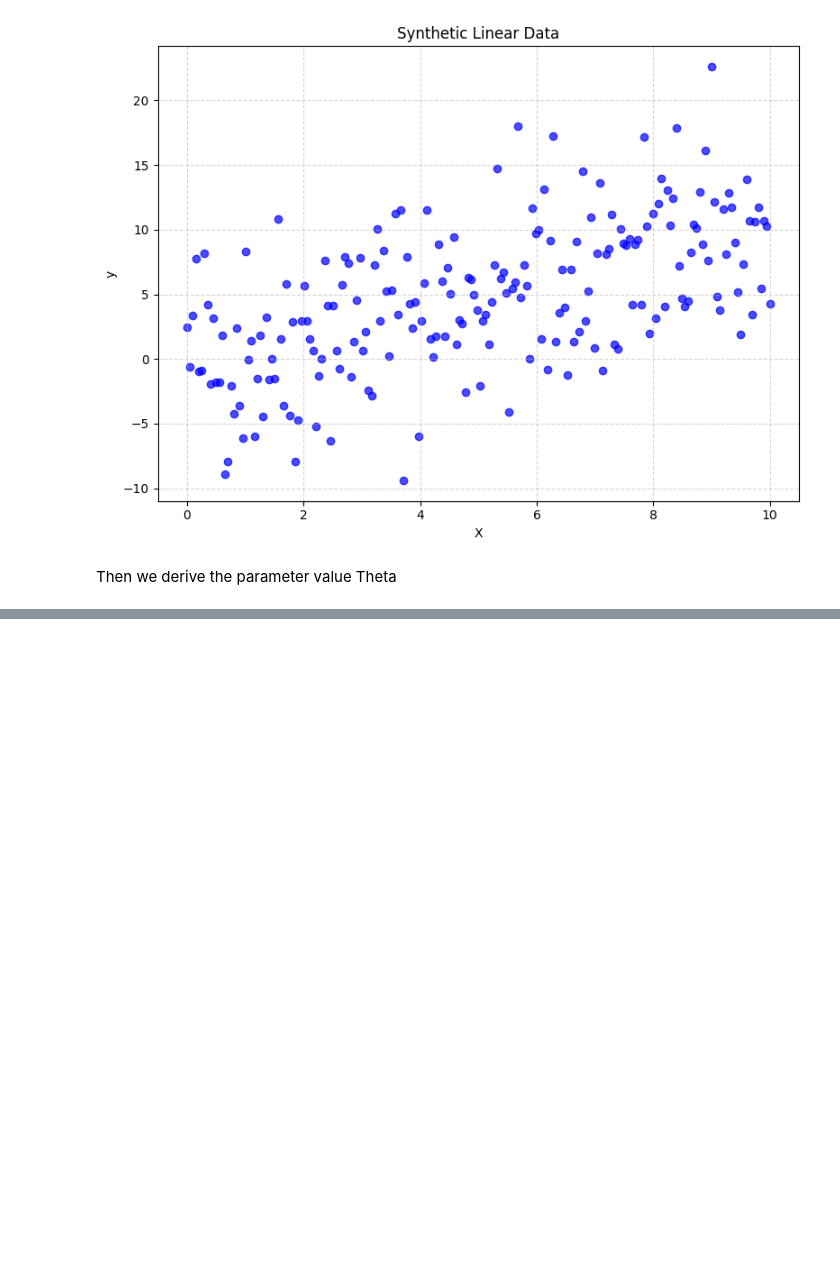
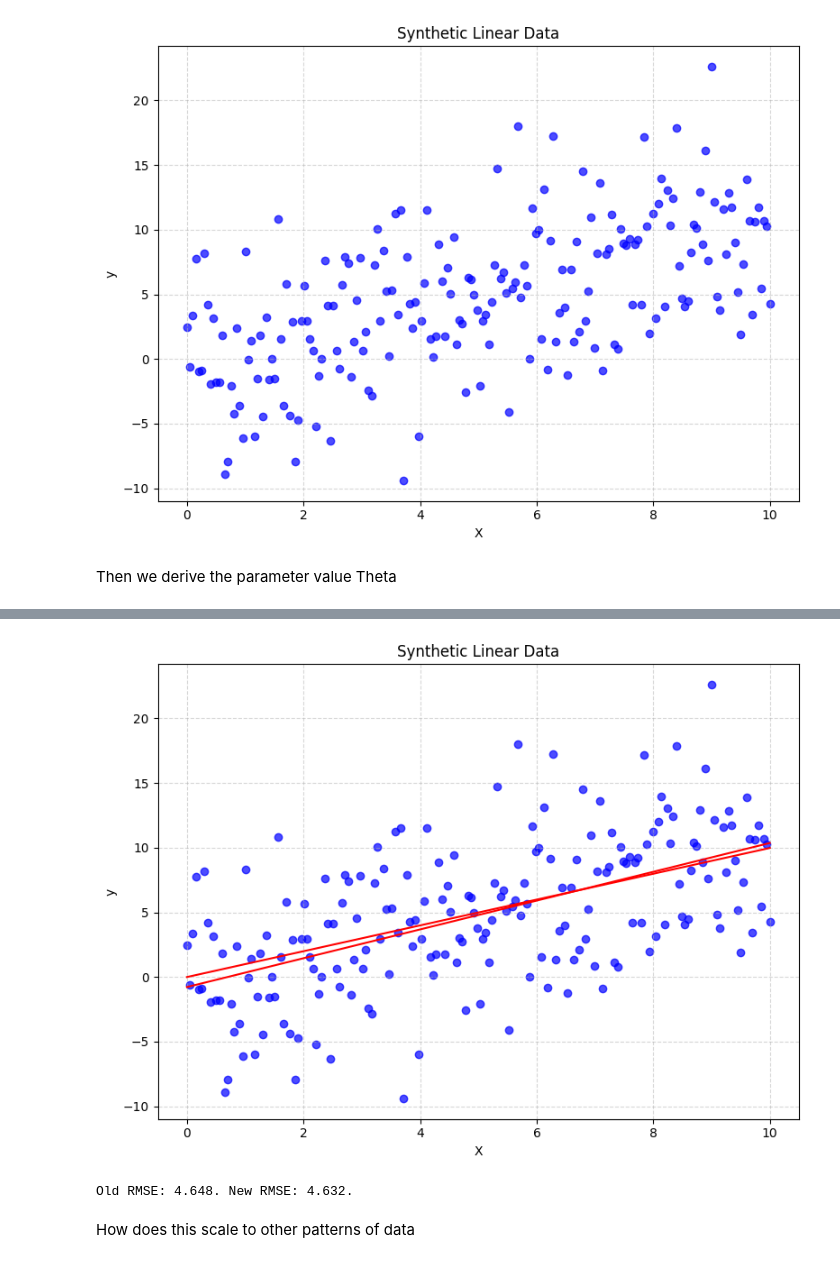
Before and after one commit to DovydasVe/Regression-From-Scratch, a Jupyter notebook: notebooks/02_deriving_linear_regression.ipynb, the cells around one changed output, grey strips where cells are left out. Drawn from its saved outputs; the diff is of its cells as text; code cells hidden in the pictures; blank space fills up the shorter version.

```diff
--- a/notebooks/02_deriving_linear_regression.ipynb
+++ b/notebooks/02_deriving_linear_regression.ipynb
@@ -23,0 +41,11 @@ debug
+# %%
+visualise.plot_data(X, y, [predictions, predictions2])
+# %% [output]
+[figure, added]
+# %%
+new_rmse = evaluate.evaluate_rmse(y, predictions2)
+print(f'Old RMSE: {round(rmse, 3)}. New RMSE: {round(new_rmse, 3)}.')
+# %% [output]
+Old RMSE: 4.648. New RMSE: 4.632.
+# %% [markdown]
+How does this scale to other patterns of data
```
Also changed, not shown: parts of 11 cells of this notebook, 4 other files.
